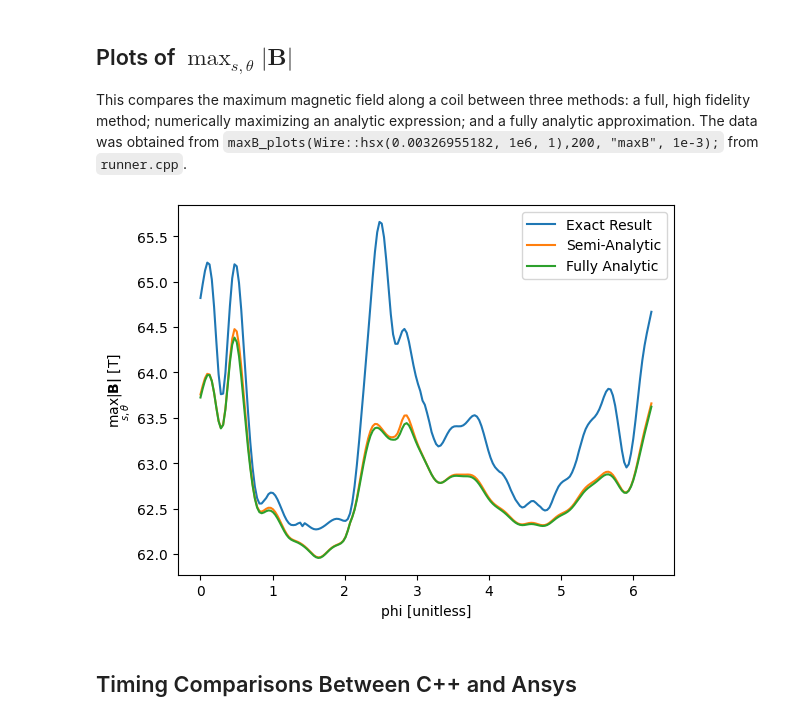
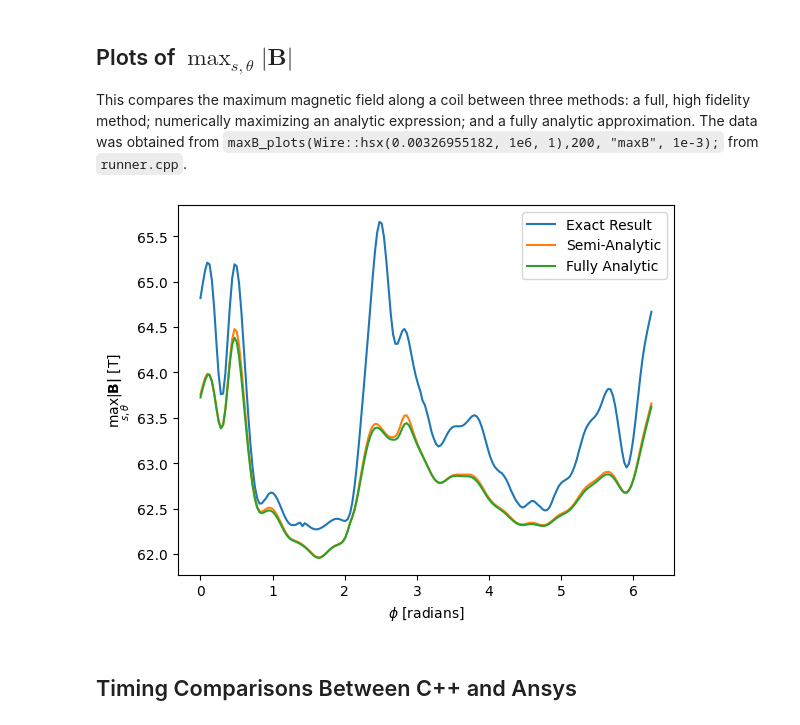
Before and after one commit to smhurwitz/Coil_Fields, a Jupyter notebook: analysis.ipynb, the cells around one changed output. Cells and saved outputs as stored; diff of their text form; code cells hidden in the pictures.

```diff
--- a/analysis.ipynb
+++ b/analysis.ipynb
@@ -198,27 +249,27 @@ This compares the maximum magnetic field along a coil between three methods: a f
 # %%
 import numpy as np
 import matplotlib
 import matplotlib.pyplot as plt
 
 matplotlib.rcParams.update({'font.size': 10})
 
 f = open("data/maxb.txt", "r")
 ar = np.loadtxt(f)
 phi = ar[:, 0]
 hifi = ar[:, 1]
 semi = ar[:, 2]
 fully = ar[:,3]
 
 plt.plot(phi, hifi, label="Exact Result")
 plt.plot(phi, semi, label="Semi-Analytic")
 plt.plot(phi, fully, label="Fully Analytic")
 
-plt.xlabel('phi [unitless]')
+plt.xlabel(r'$\phi$ [radians]')
 plt.ylabel(r'$\max_{s,\theta}|\bf B |$ [T]')
 plt.legend()
-plt.show()
+plt.savefig("maxb.pdf")
 # %% [output]
-[figure, old version]
+[figure, new version]
 # %% [markdown]
 ## Timing Comparisons Between C++ and Ansys
 # %% [markdown]
```
Also changed, not shown: parts of 8 cells of this notebook.
